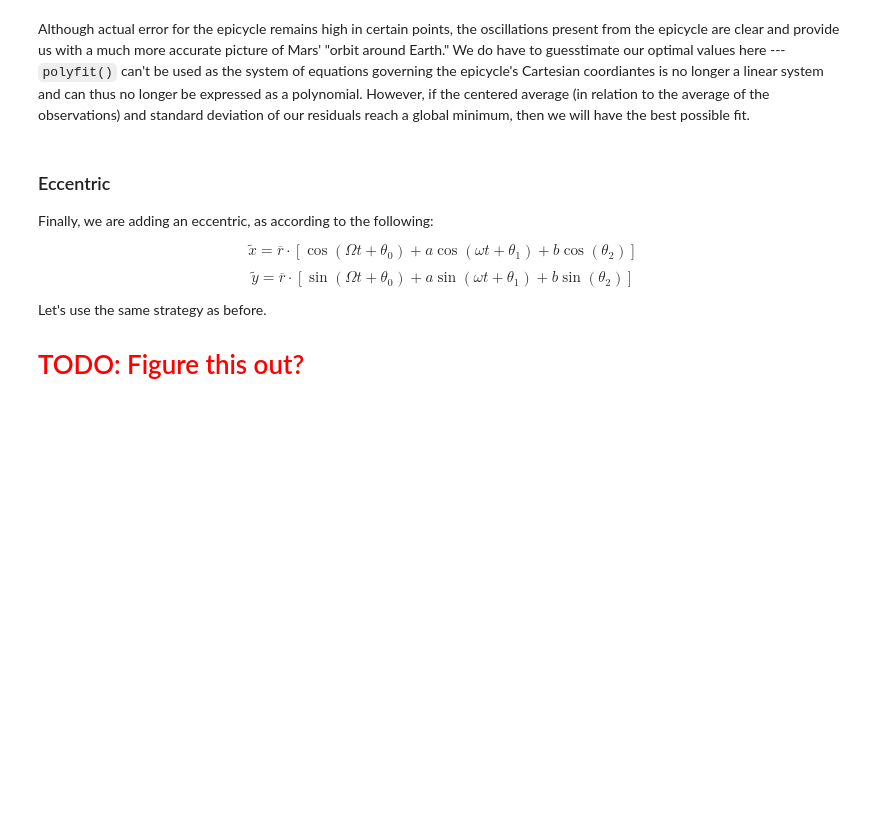
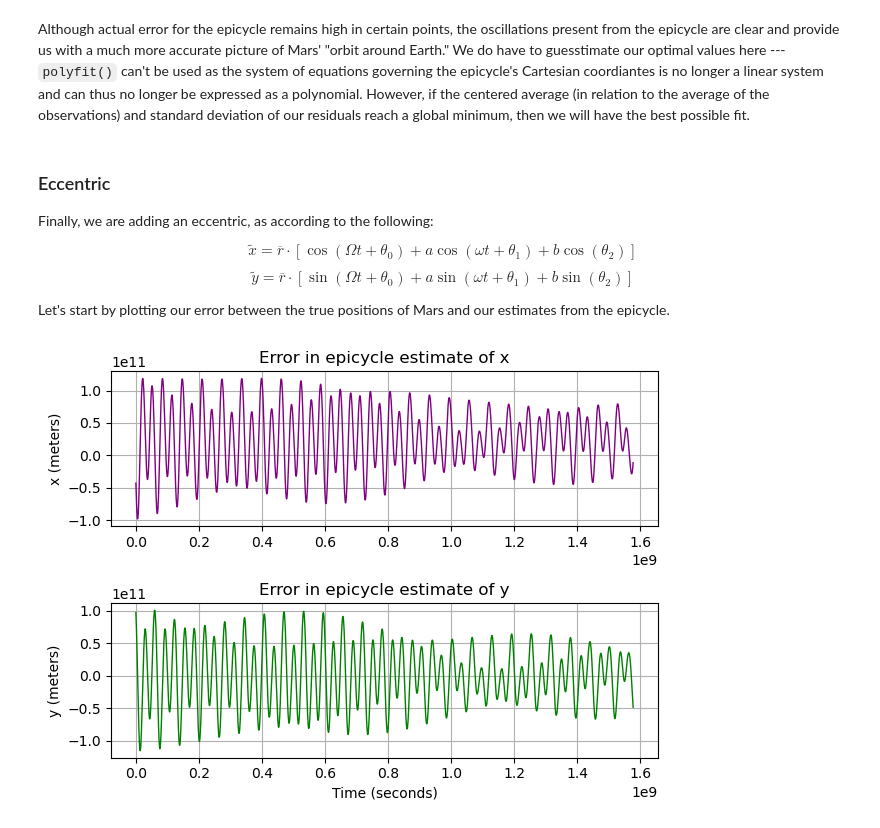
Before and after one commit to lemondoroshow/geoscienceModeling, a Jupyter notebook: celestialMechanics/copernican_revolution.ipynb, the cells around one changed output. Saved outputs shown, nothing was run; the diff lists cells and outputs as text; code cells hidden in the pictures; blank space fills up the shorter version.

```diff
--- a/celestialMechanics/copernican_revolution.ipynb
+++ b/celestialMechanics/copernican_revolution.ipynb
@@ -278,6 +266,23 @@ Finally, we are adding an eccentric, as according to the following:
 $$ \tilde{x} = \overline{r}\cdot[\cos(\Omega t+\theta_0)+a\cos(\omega t+\theta_1)+b\cos(\theta_2)] $$
 $$ \tilde{y} = \overline{r}\cdot[\sin(\Omega t+\theta_0)+a\sin(\omega t+\theta_1)+b\sin(\theta_2)] $$
 
-Let's use the same strategy as before.
-
-<h1 style="color:red"> TODO: Figure this out? </h1>
+Let's start by plotting our error between the true positions of Mars and our estimates from the epicycle.
+# %%
+fig, axs = plt.subplots(2, 1)
+
+# Plot x error
+axs[0].plot(t, true_x - x_tilde_epi, color = "purple", lw = 1)
+axs[0].set_title("Error in epicycle estimate of x")
+axs[0].set_ylabel("x (meters)")
+axs[0].grid()
+
+# Plot y error
+axs[1].plot(t, true_y - y_tilde_epi, color = "green", lw = 1)
+axs[1].set_title("Error in epicycle estimate of y")
+axs[1].set_ylabel("y (meters)")
+axs[1].grid()
+
+plt.xlabel("Time (seconds)")
+plt.tight_layout()
+# %% [output]
+[figure, added]
```
Also changed, not shown: parts of 26 cells of this notebook.
